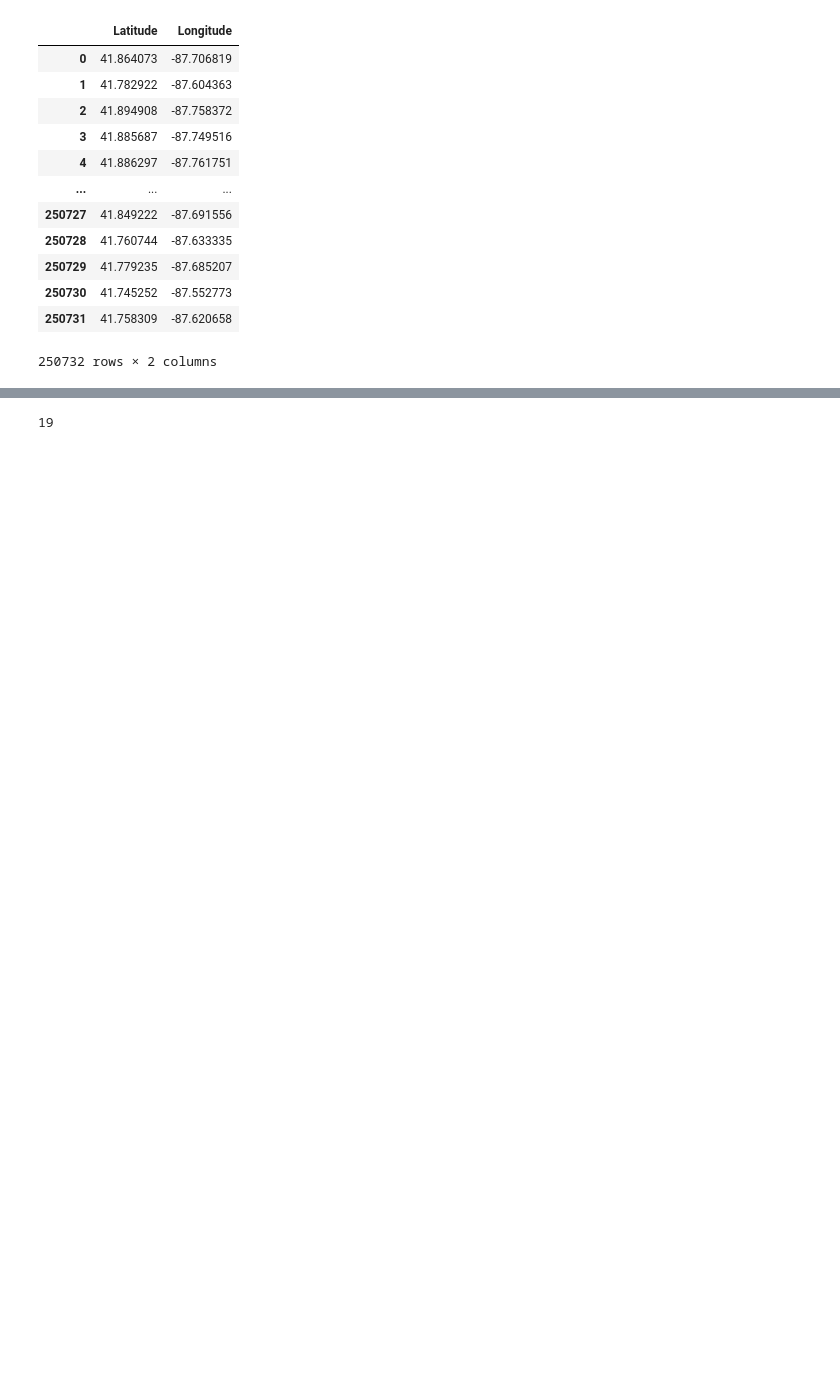
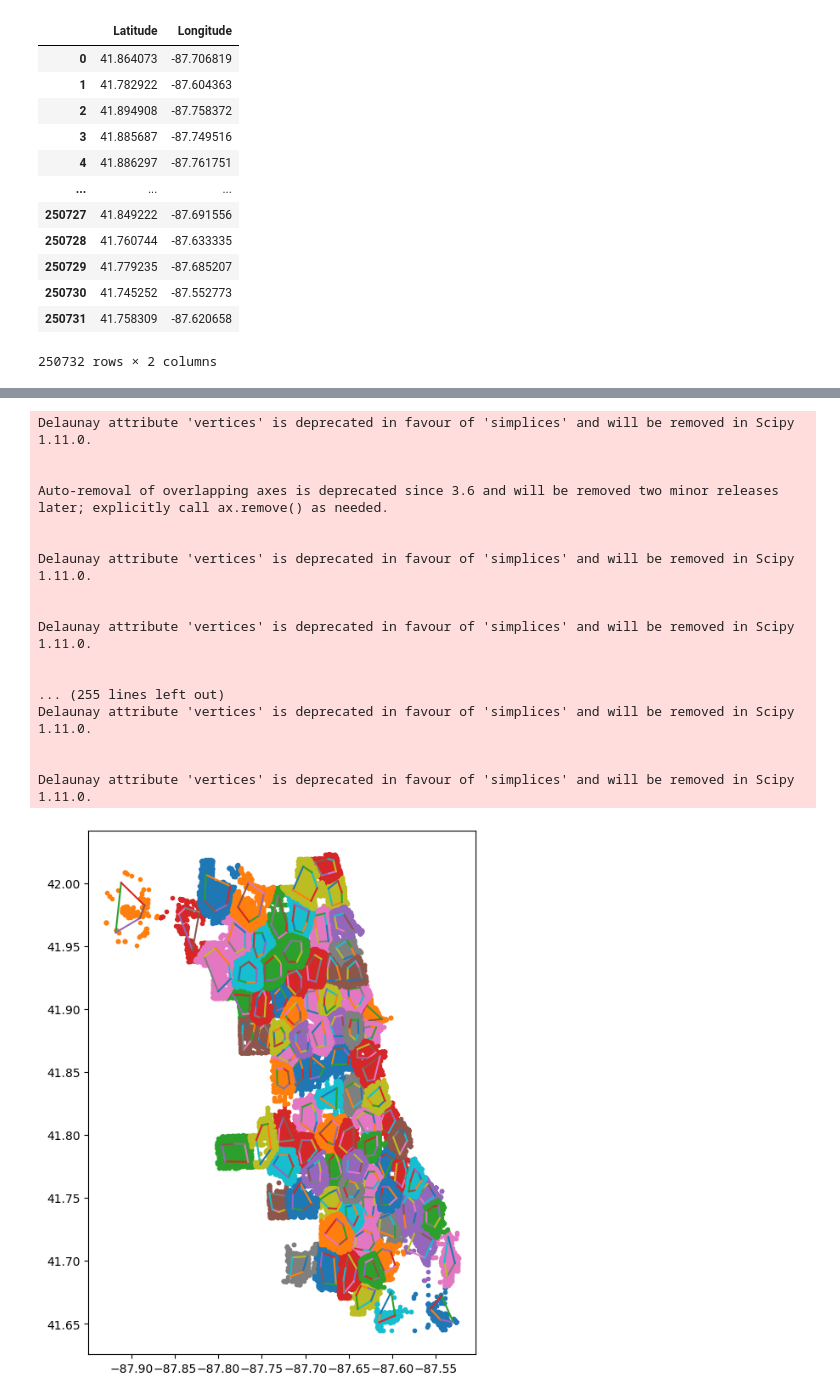
Before and after one commit to codermal7/nikolaj, a Jupyter notebook: backendExp.ipynb, the cells around one changed output, grey strips where cells are left out. Cells and saved outputs as stored; diff of their text form; code cells hidden in the pictures; blank space fills up the shorter version.

```diff
--- a/backendExp.ipynb
+++ b/backendExp.ipynb
@@ -173,11 +173,11 @@ cleandf.loc(axis=1)['Latitude':'Longitude']
 250732 rows × 2 columns
 # %%
 from sklearn.cluster import *
-nCluster = int(input())
-color = list(np.random.choice(range(256), size=nCluster))
-model = KMeans(n_clusters=nCluster)
-# results = model.fit_predict(cleandf.loc(axis=1)['Latitude', 'Longitude', 'type', 'desc', 'locdesc']
-results = model.fit_predict(cleandf.loc(axis=1)['Latitude':'Longitude']);
-plt.scatter(cleandf['Longitude'], cleandf['Latitude'], marker='.',
-            c=[color[i] for i in results])
-plt.show()
+def one():
+    nCluster = int(input())
+#    color = list(np.random.choice(range(256), size=nCluster))
+    model = KMeans(n_clusters=nCluster)
+    results = model.fit_predict(cleandf.loc(axis=1)['Latitude':'Longitude'])
+#    plt.scatter(cleandf['Longitude'], cleandf['Latitude'], marker='.',
+#                c=[color[i] for i in results])
+    return results
@@ -202,4 +184,4 @@ AttributeError: 'NoneType' object has no attribute 'split'
-# %%
-results.max()
-# %% [output]
-19
+# %%
+results = one()
+color = list(np.random.choice(range(256), size=len(set(results))))
+cleandf['cluster'] = results
@@ -205,0 +216,39 @@ results.max()
+# %%
+import warnings
+warnings.filterwarnings("ignore")
+# Plotting the output
+fig, ax = plt.subplots(figsize=(20, 8))
+for i in range(len(set(results))):
+    fildf = cleandf[cleandf['cluster'] == i]
+    nmod = KMeans(int(np.power(len(fildf), 0.25)))
+    nmod.fit([[i, j] for i, j in zip(fildf['Longitude'], fildf['Latitude'])])
+    centers = nmod.cluster_centers_
+    points = np.array([[i, j] for i, j in zip(fildf['Longitude'], fildf['Latitude'])])
+    try:
+        edges = alpha_shape(centers, alpha=1, only_outer=True)
+    except:
+        continue
+    plt.subplot(1, 3, 1)
+    plt.plot(points[:, 0], points[:, 1], '.')
+    for i, j in edges:
+        plt.plot(centers[[i, j], 0], centers[[i, j], 1])
+plt.show()
+# %% [output]
+Delaunay attribute 'vertices' is deprecated in favour of 'simplices' and will be removed in Scipy 1.11.0.
+
+
+Auto-removal of overlapping axes is deprecated since 3.6 and will be removed two minor releases later; explicitly call ax.remove() as needed.
+
+
+Delaunay attribute 'vertices' is deprecated in favour of 'simplices' and will be removed in Scipy 1.11.0.
+
+
+Delaunay attribute 'vertices' is deprecated in favour of 'simplices' and will be removed in Scipy 1.11.0.
+
+
+... (255 lines left out)
+Delaunay attribute 'vertices' is deprecated in favour of 'simplices' and will be removed in Scipy 1.11.0.
+
+
+Delaunay attribute 'vertices' is deprecated in favour of 'simplices' and will be removed in Scipy 1.11.0.
+[figure, added]
```
Also changed, not shown: parts of 3 cells of this notebook, 1 other file.
